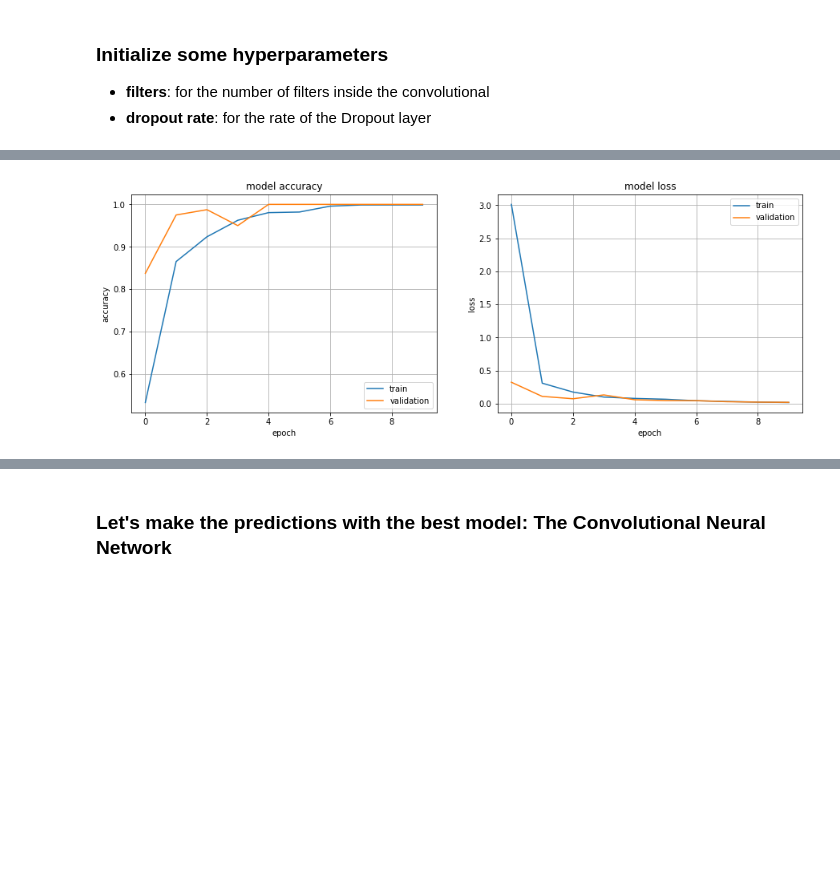
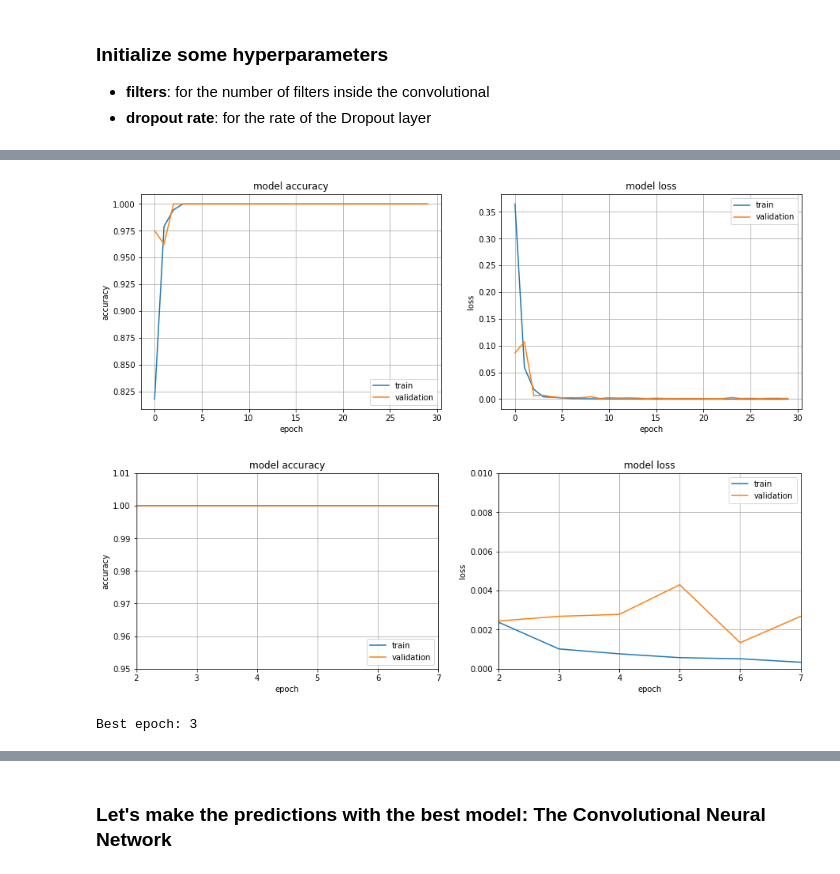
Before and after one commit to andreacutrera/comics_faces_recognizer, a Jupyter notebook: model_selection.ipynb, the cells around one changed output, grey strips where cells are left out. Saved outputs shown, nothing was run; the diff lists cells and outputs as text; code cells hidden in the pictures; blank space fills up the shorter version.

```diff
--- a/model_selection.ipynb
+++ b/model_selection.ipynb
@@ -211,7 +192,7 @@ np.max(x_train[0]), np.min(x_train[0])
 # To use Convolutional neural networks we need one dimension more (3 dims)
 input_shape = (image_size, image_size, 1)
 BATCH_SIZE = 128
-epochs = 5
+epochs = 10
 # %% [markdown]
 ### Initialize some hyperparameters
 - **filters**: for the number of filters inside the convolutional
@@ -295,2 +256,5 @@ x_test shape: (200, 100, 100, 1)
+# %%
+# set directory where to save the experiment results
+DIR = working_directory
 # %%
 def build_model(hp):
@@ -312,7 +285,7 @@ def build_model(hp):
 # %%
 tuner = Hyperband(build_model,
                   objective='val_accuracy',
-                  max_epochs=10,
-                  factor=3,
+                  max_epochs=30,
+                  hyperband_iterations=1,
                   directory=DIR,
-                  project_name='dl_project_1')
+                  project_name='deep-learning-experiment')
@@ -370,9 +330,4 @@ model.compile(loss='categorical_crossentropy',
 # %%
-BATCH_SIZE = 128
-epochs = 10
-
-history = model.fit(x_train, y_train,
-                    batch_size=BATCH_SIZE,
-                    epochs=epochs,
-                    validation_data=[x_val, y_val])
+model = tuner.hypermodel.build(best_hps)
+history = model.fit(x_train, y_train, epochs=30, validation_data=(x_val, y_val))
 # %% [output]
@@ -389,24 +353,60 @@ Epoch 10/10
 # %%
 # summarize history for accuracy
 plt.figure(1, figsize=(15, 5))
 plt.subplot(121)
 plt.plot(history.history['accuracy'])
 plt.plot(history.history['val_accuracy'])
 plt.title('model accuracy')
 plt.ylabel('accuracy')
 plt.xlabel('epoch')
 plt.legend(['train', 'validation'], loc='lower right')
 plt.grid()
 
 # summarize history for loss
 plt.subplot(122)
 plt.plot(history.history['loss'])
 plt.plot(history.history['val_loss'])
 plt.title('model loss')
 plt.ylabel('loss')
 plt.xlabel('epoch')
 plt.legend(['train', 'validation'], loc='upper right')
 plt.grid()
 plt.show()
+
+##################################################### Why not to zoom a bit?
+zoom = 3
+
+plt.figure(1, figsize=(15, 10))
+# summarize history for accuracy
+plt.subplot(221)
+plt.plot(history.history['accuracy'][zoom:])
+plt.plot(history.history['val_accuracy'][zoom:])
+plt.title('model accuracy')
+plt.ylabel('accuracy')
+plt.xlabel('epoch')
+plt.legend(['train', 'validation'], loc='lower right')
+plt.grid()
+plt.axis([2, epochs-zoom, 0.95, 1.01])
+
+# summarize history for loss
+plt.subplot(222)
+plt.plot(history.history['loss'][zoom:])
+plt.plot(history.history['val_loss'][zoom:])
+plt.title('model loss')
+plt.ylabel('loss')
+plt.xlabel('epoch')
+plt.legend(['train', 'validation'], loc='upper right')
+plt.grid()
+plt.axis([2, epochs-zoom, 0.0, 0.01])
+
+
+plt.show()
 # %% [output]
-[figure, old version]
+[figure, new version]
+[figure, added]
+# %%
+val_acc_per_epoch = history.history['val_accuracy']
+best_number_of_epoch = val_acc_per_epoch.index(max(val_acc_per_epoch)) + 1
+print('Best epoch: %d' % (best_number_of_epoch,))
+# %% [output]
+Best epoch: 3
```
Also changed, not shown: parts of 45 cells of this notebook.
